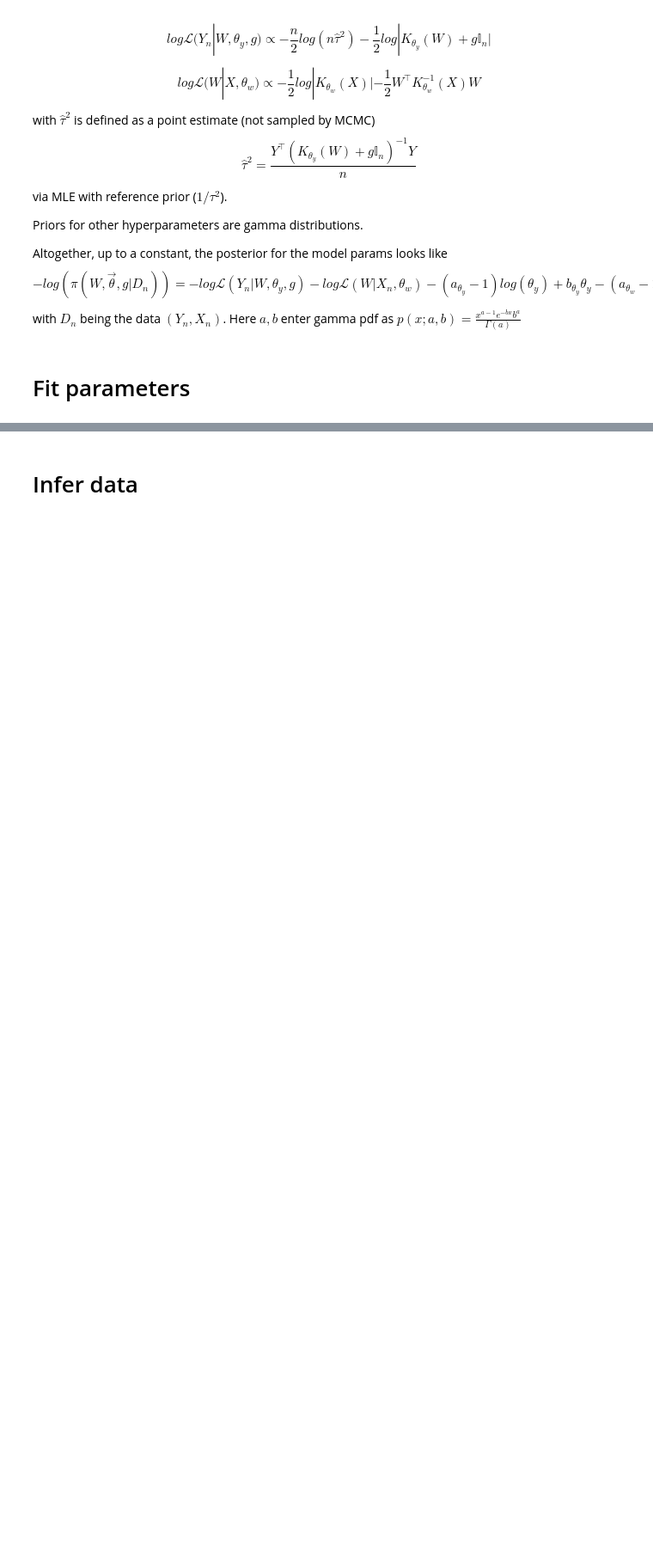
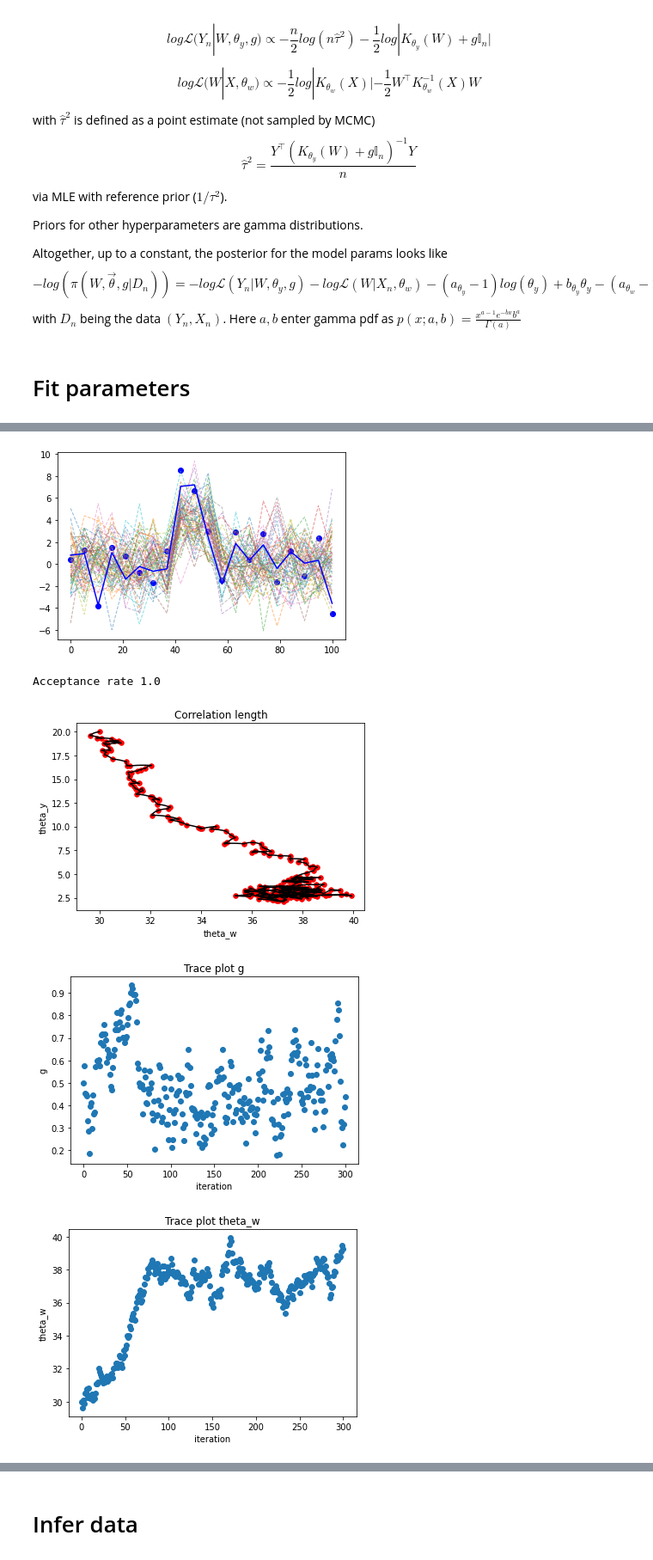
Before and after one commit to svetaU/DGP, a Jupyter notebook: two_layer_deep_gp.ipynb, the cells around one changed output, grey strips where cells are left out. Shown at 86% size. Drawn from its saved outputs; the diff is of its cells as text; code cells hidden in the pictures; blank space fills up the shorter version.

```diff
--- a/two_layer_deep_gp.ipynb
+++ b/two_layer_deep_gp.ipynb
@@ -168,17 +204,17 @@ class TLdeepGP():
 # Fit parameters
 # %%
 def fit_dgp_w_hmc():
-  num_points = 10
-  points_to_sim = 200
+  num_points = 20
+  points_to_sim = 300
   target_mean = np.zeros(num_points)
-  target_mean[4] = 5.
-  target_mean[5] = 5.
-  target_mean[6] = 5.
+  target_mean[8] = 2.
+  target_mean[9] = 2.
+  target_mean[10] = 2.
   target_cov = np.eye(num_points)
   for i in range(num_points-1):
     target_cov[i+1,i] = target_cov[i,i+1] = 0.1
-  sample_size = points_to_sim
-  data_sample_y = 3.*np.random.multivariate_normal(target_mean,target_cov,size=sample_size).T
+  sample_size = int(points_to_sim/5)
+  data_sample_y = 2.*np.random.multivariate_normal(target_mean,target_cov,size=sample_size).T
   data_sample_x = np.linspace(0,100,num_points)
   noise = np.random.normal(0.,1.,num_points)
   for i in range(1,sample_size):
@@ -188,24 +224,29 @@ def fit_dgp_w_hmc():
   plt.show()
   model_fit = TLdeepGP()
   model_fit.set_data((np.squeeze(data_sample_x),np.squeeze(data_sample_y[:,0] + noise)))
-  l_steps = 10
+  l_steps = 50
   burn = 0
   burn2 = 100
   hmc_steps = np.asarray(range(points_to_sim+1-burn))
   m = np.ones(num_points + 3,dtype=np.float32)
-  m[0] = 100.
-  m[1] = 1.
-  m[2] = 30.
+  m[0] = 80.
+  m[1] = 10.
+  m[2] = 20.
   sim_dots = []
-  q = np.asarray([0.1,3.,2.,1.,1.,1.,1.,1.,1.,1.,1.,1.,1.])
+  q = np.ones(num_points + 3,dtype=np.float32)
+  q[0] = 0.5
+  q[1] = 30.
+  q[2] = 20.
   sim_dots.append(q)
   paths = []
   energy = []
+  tau2 = []
   accept_rate = 0
   for i in range(points_to_sim):
     q, orbit,accept,l_path = hamiltonian_monte_carlo(model_fit.log_prob,model_fit.log_prob_grad,q,steps=l_steps, \
-                                                     delta_t=0.1,masses=m)
+                                                     delta_t=0.07,masses=m)
     sim_dots.append(q)
+    tau2.append(model_fit.tau2_mle)
     energy.append(orbit)
     paths.append(l_path)
     accept_rate = accept_rate + accept
@@ -234,6 +275,11 @@ def fit_dgp_w_hmc():
   plt.xlabel("iteration")
   plt.ylabel("theta_y")
   plt.show()
+  plt.scatter(hmc_steps[1:],np.asarray(tau2)[burn:])
+  plt.title("Trace plot tau2")
+  plt.xlabel("iteration")
+  plt.ylabel("tau2")
+  plt.show()
   plt.scatter(hmc_steps[1:],np.asarray(energy)[burn:])
   plt.title("Trace plot H")
   plt.xlabel("iteration")
@@ -245,4 +291,4 @@ def fit_dgp_w_hmc():
     i = i + 1
     if i%10 == 0:
       plt.plot(np.squeeze(data_sample_x),w)
-  return sim_dots
+  return model_fit,(sim_dots,tau2)
@@ -269,0 +295,8 @@ Acceptance rate 1.0
+# %%
+model,sim_dots = fit_dgp_w_hmc()
+# %% [output]
+[figure, added]
+Acceptance rate 1.0
+[figure, added]
+[figure, added]
+[figure, added]
```
Also changed, not shown: parts of 5 cells of this notebook.
